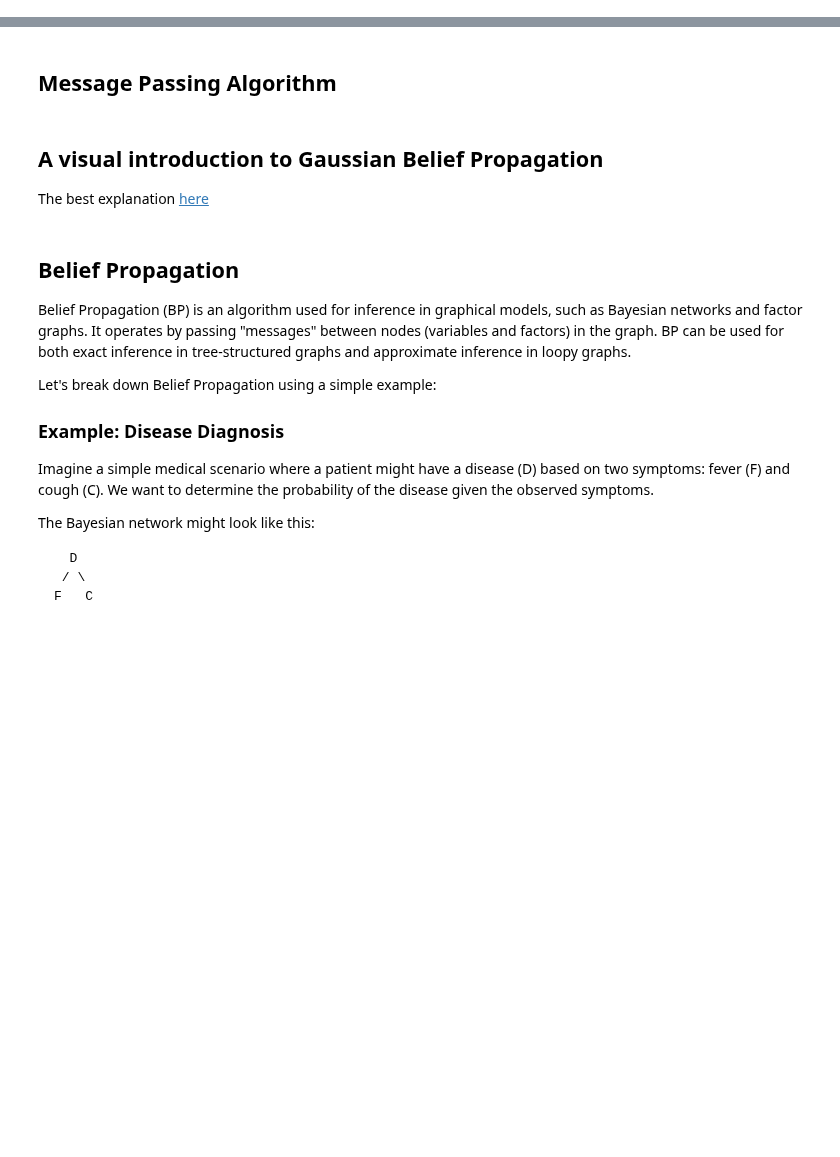
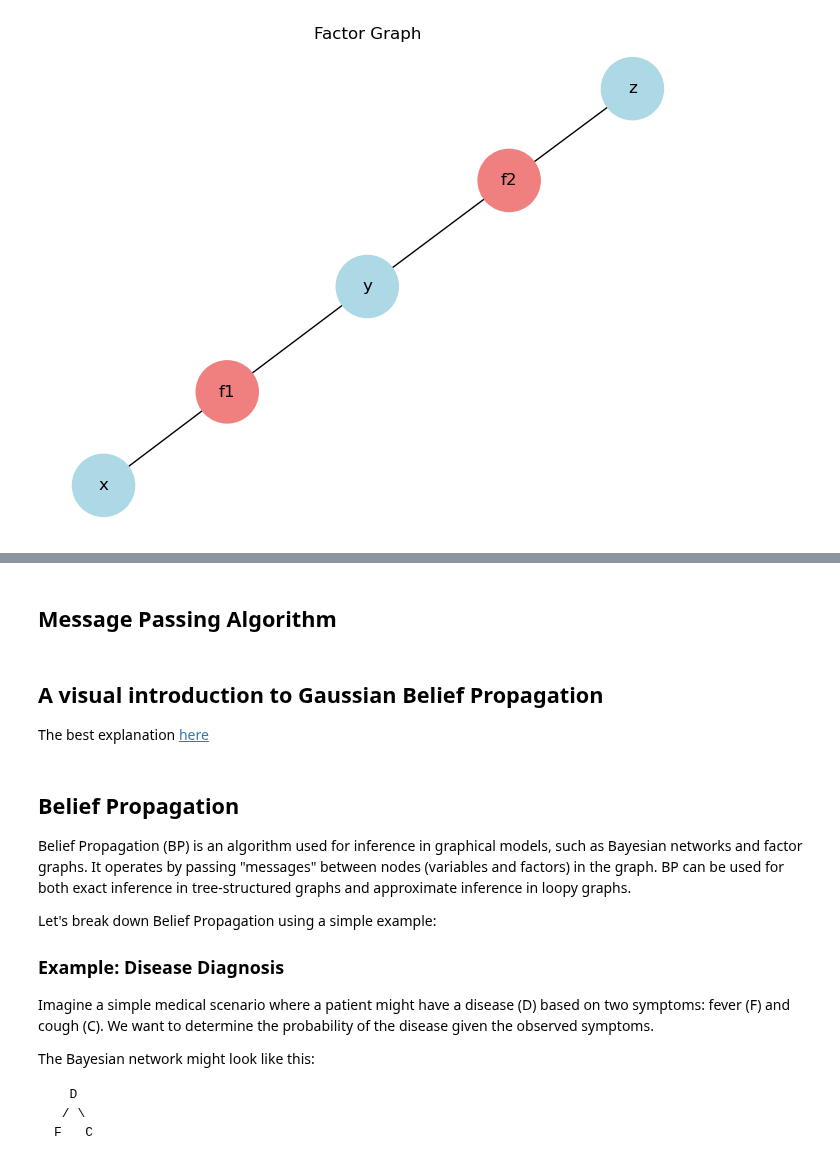
Before and after one commit to behnamasadi/PythonTutorial, a Jupyter notebook: probabilistic_graphical_modeling/factor_graph.ipynb, the cells around one changed output, grey strips where cells are left out. Saved outputs shown, nothing was run; the diff lists cells and outputs as text; code cells hidden in the pictures; blank space fills up the shorter version.

```diff
--- a/probabilistic_graphical_modeling/factor_graph.ipynb
+++ b/probabilistic_graphical_modeling/factor_graph.ipynb
@@ -37,0 +23,26 @@ Refs: [1](https://www.youtube.com/watch?v=tm4E1o11kGo), [2](https://www.youtube.
+# %%
+import matplotlib.pyplot as plt
+import networkx as nx
+
+# Create the graph
+G = nx.Graph()
+
+# Add variable nodes
+variables = ["x", "y", "z"]
+G.add_nodes_from(variables, color="lightblue")
+
+# Add factor nodes
+factors = ["f1", "f2"]
+G.add_nodes_from(factors, color="lightcoral")
+
+# Add edges between factors and their corresponding variables
+G.add_edges_from([("f1", "x"), ("f1", "y"), ("f2", "y"), ("f2", "z")])
+
+# Draw the graph
+colors = ["lightblue" if n in variables else "lightcoral" for n in G.nodes()]
+pos = nx.spring_layout(G)
+nx.draw(G, pos, with_labels=True, node_color=colors, node_size=2000)
+plt.title("Factor Graph")
+plt.show()
+# %% [output]
+[figure, added]
```
Also changed, not shown: parts of 2 cells of this notebook, 2 other files.
